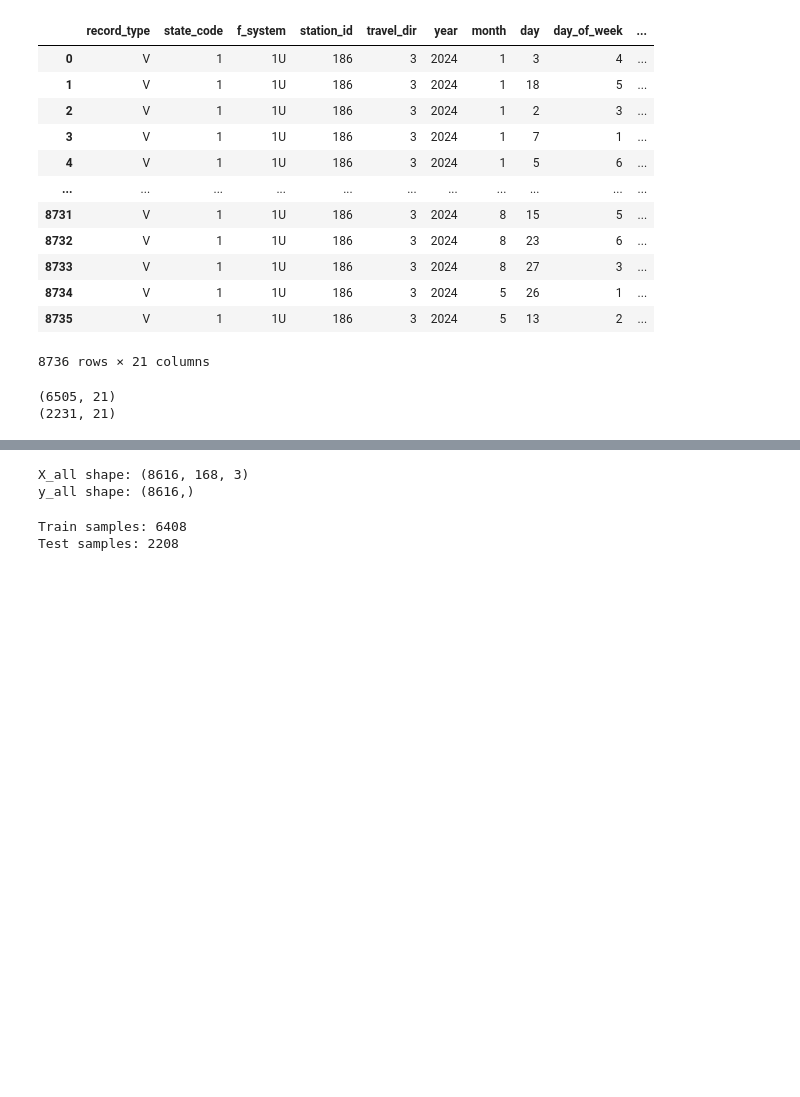
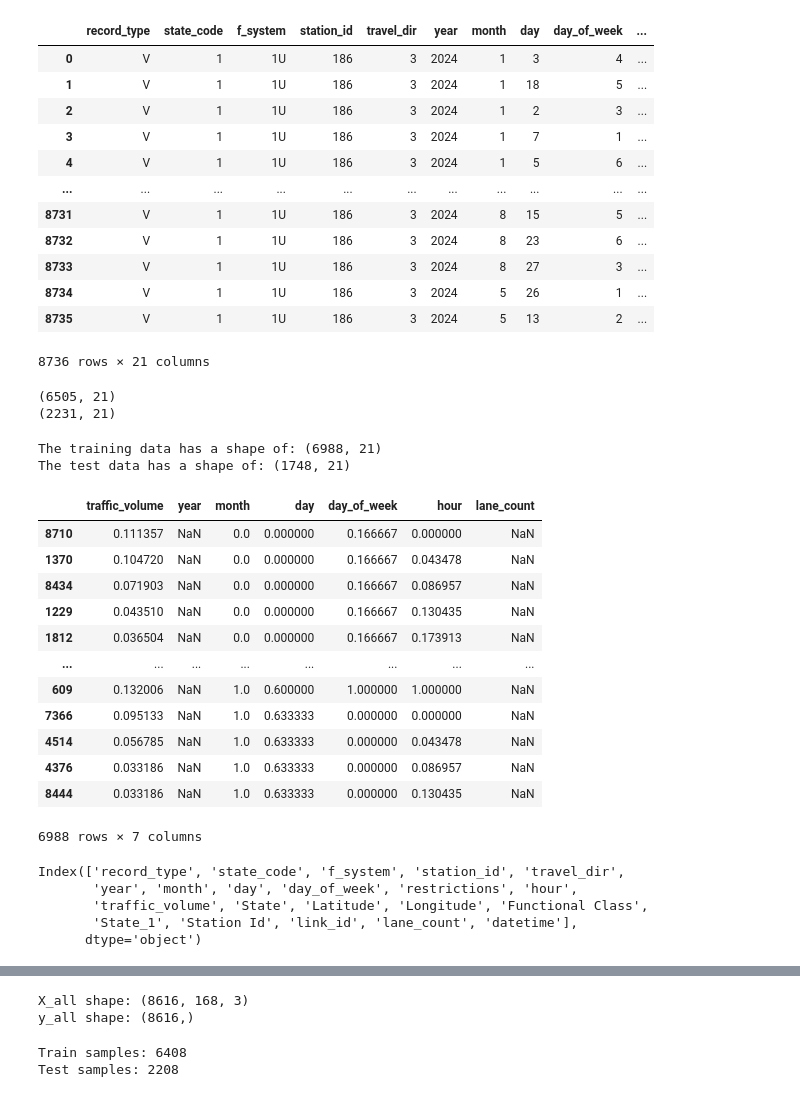
Before and after one commit to Bhavya-Budhia/TruckParking, a Jupyter notebook: cong_speed.ipynb, the cells around one changed output, grey strips where cells are left out. Cells and saved outputs as stored; diff of their text form; code cells hidden in the pictures; blank space fills up the shorter version.

```diff
--- a/cong_speed.ipynb
+++ b/cong_speed.ipynb
@@ -452,0 +454,42 @@ feature_cols = ['traffic_volume', 'dow', 'hour']
+# %%
+## Split into train and test sets 80% train, 20% test.
+num_training_examples = int(0.8 * len(df))
+train = df[:num_training_examples]
+test = df[num_training_examples:]
+
+print('The training data has a shape of:', train.shape)
+print('The test data has a shape of:', test.shape)
+# %% [output]
+The training data has a shape of: (6988, 21)
+The test data has a shape of: (1748, 21)
+# %%
+numeric = ['traffic_volume', 'year', 'month', 'day', 'day_of_week', 'hour', 'lane_count']
+# %%
+def min_max_normalization(x):
+    return (x - x.min()) / (x.max() - x.min())
+# %%
+train_numeric = train[numeric].apply(min_max_normalization, axis=0)
+test_numeric = test[numeric].apply(min_max_normalization, axis=0)
+train_numeric
+# %% [output]
+|  | traffic_volume | year | month | day | day_of_week | hour | lane_count |
+| 8710 | 0.111357 | NaN | 0.0 | 0.000000 | 0.166667 | 0.000000 | NaN |
+| 1370 | 0.104720 | NaN | 0.0 | 0.000000 | 0.166667 | 0.043478 | NaN |
+| 8434 | 0.071903 | NaN | 0.0 | 0.000000 | 0.166667 | 0.086957 | NaN |
+| 1229 | 0.043510 | NaN | 0.0 | 0.000000 | 0.166667 | 0.130435 | NaN |
+| 1812 | 0.036504 | NaN | 0.0 | 0.000000 | 0.166667 | 0.173913 | NaN |
+| ... | ... | ... | ... | ... | ... | ... | ... |
+| 609 | 0.132006 | NaN | 1.0 | 0.600000 | 1.000000 | 1.000000 | NaN |
+| 7366 | 0.095133 | NaN | 1.0 | 0.633333 | 0.000000 | 0.000000 | NaN |
+| 4514 | 0.056785 | NaN | 1.0 | 0.633333 | 0.000000 | 0.043478 | NaN |
+| 4376 | 0.033186 | NaN | 1.0 | 0.633333 | 0.000000 | 0.086957 | NaN |
+| 8444 | 0.033186 | NaN | 1.0 | 0.633333 | 0.000000 | 0.130435 | NaN |
+6988 rows × 7 columns
+# %%
+df.columns
+# %% [output]
+Index(['record_type', 'state_code', 'f_system', 'station_id', 'travel_dir',
+       'year', 'month', 'day', 'day_of_week', 'restrictions', 'hour',
+       'traffic_volume', 'State', 'Latitude', 'Longitude', 'Functional Class',
+       'State_1', 'Station Id', 'link_id', 'lane_count', 'datetime'],
+      dtype='object')
```
Also changed, not shown: parts of 8 cells of this notebook.
